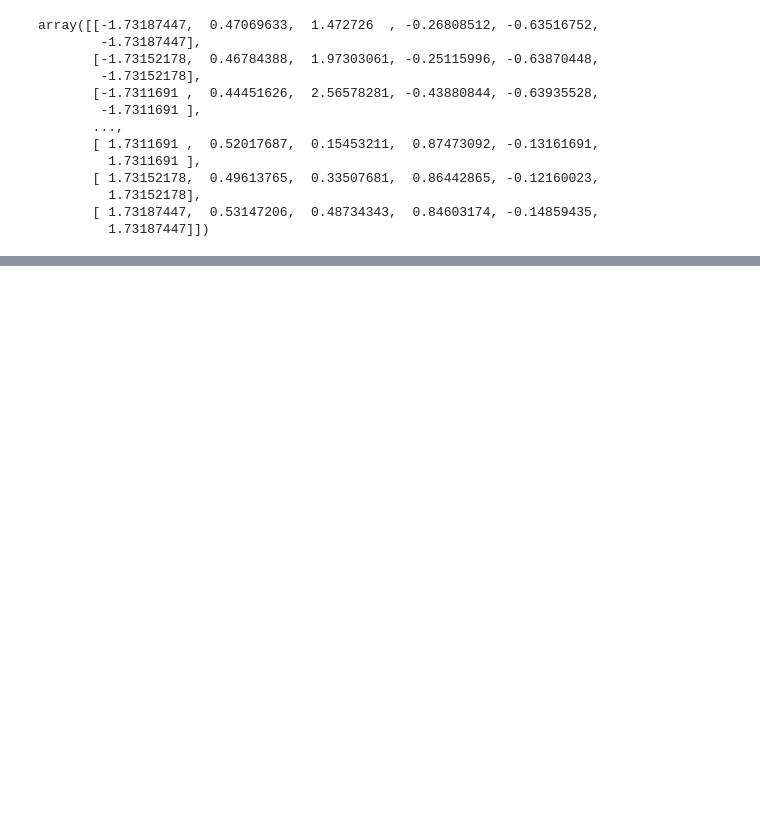
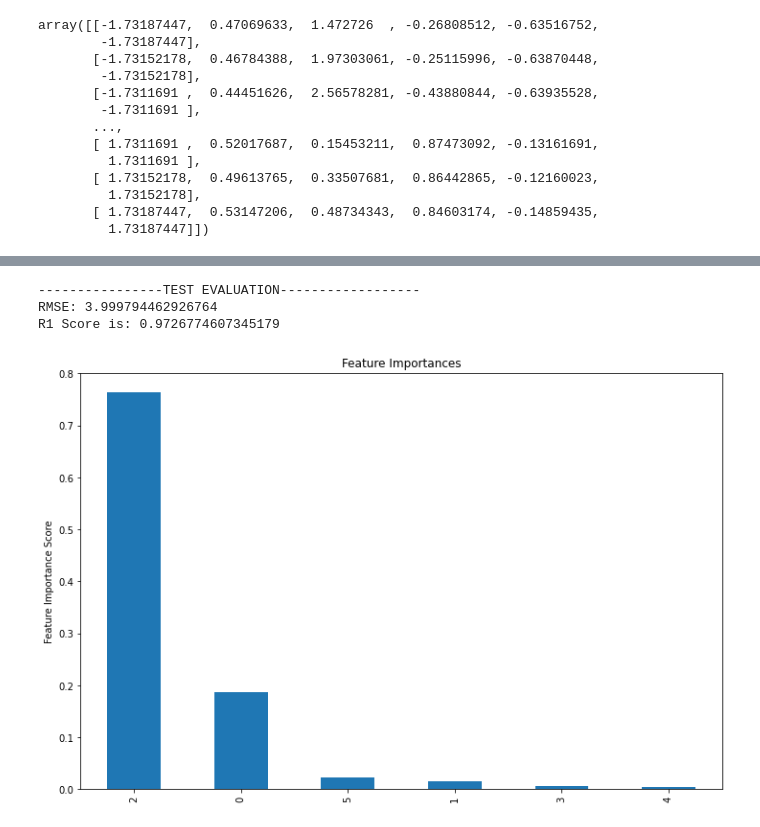
Before and after one commit to olawaleibrahim/PETROPHYSICAL-INTERPRETATION, a Jupyter notebook: RESEARCH.ipynb, the cells around one changed output, grey strips where cells are left out. Drawn from its saved outputs; the diff is of its cells as text; code cells hidden in the pictures; blank space fills up the shorter version.

Commit message:
training and validation

```diff
--- a/RESEARCH.ipynb
+++ b/RESEARCH.ipynb
@@ -486,12 +487,9 @@ f12.head()
 # %% [markdown]
 Training and validation using wel F1
 # %%
-#label = f1_valid['DT']
-#train = f1_valid.drop('DT', axis=1)
+label = f1_valid['DT']
+train = f1_valid.drop('DT', axis=1)
 
 x_train, x_test, y_train, y_test = ms.train_test_split(train, label,
-                                                       test_size=0.25,
+                                                       test_size=0.2,
                                                        random_state=42)
-
-print(x_train.shape, y_train.shape)
-print(x_test.shape, y_test.shape)
@@ -504,7 +514,10 @@ test = f1.drop('DT', axis=1)
+# %%
+f1_valid.drop('DEPTH.1', axis=1, inplace=True)
 # %%
 #using StandardScaler function to scale the numeric features
 
 scaler = preprocessing.StandardScaler().fit(train)
 train = scaler.transform(train)
+train = pd.DataFrame(train, columns=list(f1_valid.columns))
 train
 # %% [output]
@@ -544,0 +560,19 @@ array([[-1.73187447,  0.47069633,  1.472726  , -0.26808512, -0.63516752,
+# %%
+rf = RandomForestRegressor(n_estimators=400, max_depth=8,
+                           max_features="auto",min_samples_split=2,
+                           min_samples_leaf=1, verbose=20)
+
+split=5
+kf = KFold(n_splits=split, shuffle=False)
+
+pred_test = np.zeros((len(x_test)))
+open_test_pred = np.zeros((len(test)))
+
+for (train_index, test_index) in kf.split(pd.DataFrame(train), pd.DataFrame(label)):
+    X_train,X_test = pd.DataFrame(train).iloc[train_index], pd.DataFrame(train).iloc[test_index]
+    y_train,y_test = pd.DataFrame(label).iloc[train_index], pd.DataFrame(label).iloc[test_index]
+    rf.fit(pd.DataFrame(X_train, columns=list(train.columns)),y_train)
+    #scores.append(metric(model.predict_proba(X_test),y_test))
+    pred_test+=rf.predict(x_test)
+    # pred_val+=rf.predict_proba(self.x_test2)
+    open_test_pred+=rf.predict(test)
@@ -637,0 +706,9 @@ class Model():
+# %%
+func_= Model('dtr', train, test, label)
+open_pred, model = func_()
+#make_submission(open_pred, filename='CATBOOST1-(UNKNOWN1)')
+# %% [output]
+----------------TEST EVALUATION------------------
+RMSE: 3.999794462926764
+R1 Score is: 0.9726774607345179
+[figure, added]
```
Also changed, not shown: parts of 12 cells of this notebook.
